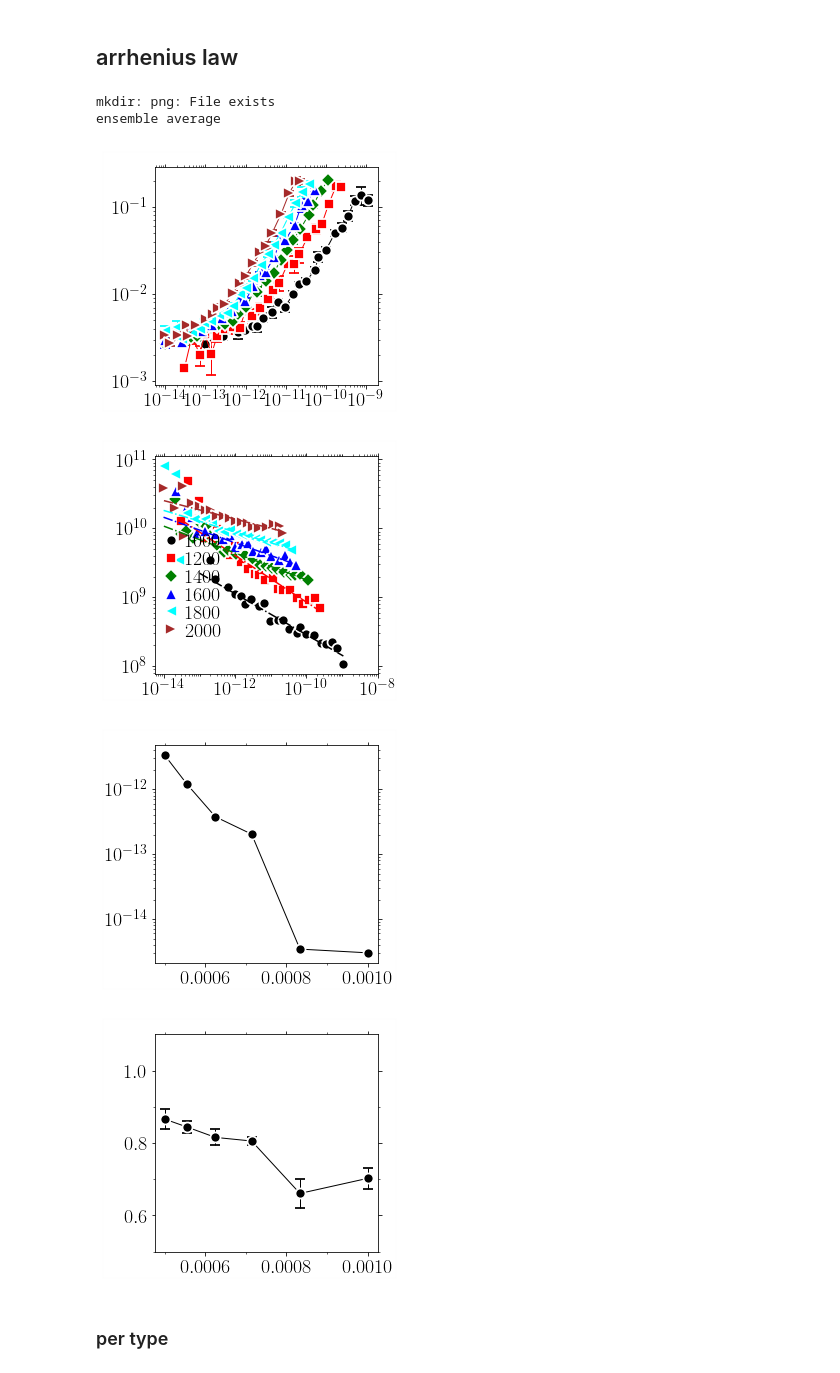
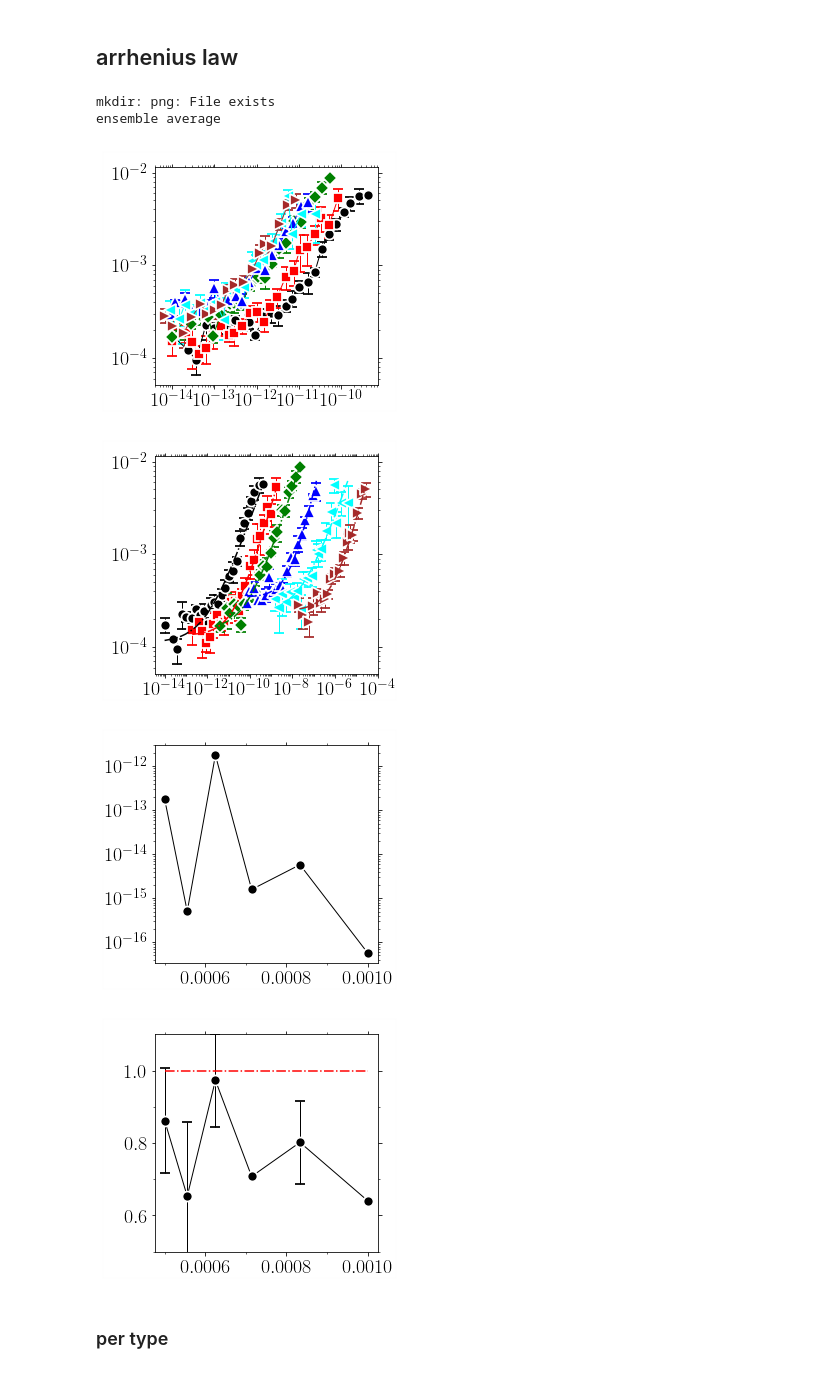
Before and after one commit to kkarimi62/vacancyDiffusion, a Jupyter notebook: postproc/postproc.ipynb, the cells around one changed output. Drawn from its saved outputs; the diff is of its cells as text; code cells hidden in the pictures.

```diff
--- a/postproc/postproc.ipynb
+++ b/postproc/postproc.ipynb
@@ -914,14 +1007,14 @@ class Temperature:
                 #---fit
                 xdata_shift = xdata*20**count if shift else xdata
                 utl.PltErr(xdata_shift,
-                                (self.func2nd(xdata,*popt)-y0)/xdata_shift,
+                                (self.func2nd(xdata,*popt)),#-y0)/xdata_shift,
                                 attrs={'fmt':'-.','color':symbols.colors[count%7]},
                            Plot=False,ax=ax)
                 #--- points
 #                temp= [1000,1200,1400,1600,1800,2000][count]
                 utl.PltErr(xdata_shift,
-                           (ydata-y0)/xdata_shift,
-                           #yerr=(yerr-y0),#/xdata_shift,
+                           (ydata),#-y0)/xdata_shift,
+                           yerr=(yerr),#-y0),#/xdata_shift,
                            attrs=symbols.GetAttrs(count=count%7,label=r'$%s$'%temp,fmt='.'),
                            ax=ax,
                            Plot=False,
@@ -931,7 +1024,7 @@ class Temperature:
                        None,
                        ax=ax,
                        Plot=False,
-                      legend=legends.Get(),
+#                      legend=legends.Get(),
                        DrawFrame=DRAW_FRAME,
                        **plotAttrs
                       )
@@ -948,11 +1041,13 @@ class Temperature:
 
     def PlotExponent(self,**kwargs):
         symbols=utl.Symbols()
+        ax=utl.PltErr([0.5e-3,1e-3],[1,1],attrs={'fmt':'-.r'},Plot=False)
         utl.PltErr(1.0/np.array(self.temps),
                    list(map(lambda x:self.exponent[x][0],self.temps)),
-                   yerr=list(map(lambda x:(self.exponent[x][1]-self.exponent[x][2])/2,self.temps)),
+                   yerr=list(map(lambda x:(self.exponent[x][1]-self.exponent[x][2]),self.temps)),
                    attrs=symbols.GetAttrs(),
                    DrawFrame=DRAW_FRAME,
+                   ax=ax,
                    **kwargs
                   )
 
@@ -968,8 +1063,8 @@ if not eval(confParser['flags']['RemoteMachine']):
                      )
     #
     #--- parse data
-#    temp.Parse( list(map(lambda x:'CantorNatom16KTemp%sKEnsemble8/Run%s/msd/msd.txt'%(x[0],x[1]),
-    temp.Parse( list(map(lambda x:'NiCoCrNatom1KTemp%sK/Run%s/msd/msd.txt'%(x[0],x[1]),
+    temp.Parse( list(map(lambda x:'CantorNatom16KTemp%sKEnsemble8/Run%s/msd/msd.txt'%(x[0],x[1]),
+#    temp.Parse( list(map(lambda x:'NiCoCrNatom1KTemp%sK/Run%s/msd/msd.txt'%(x[0],x[1]),
 #    temp.Parse( list(map(lambda x:'NiNatom16KTemp%sK/Run%s/msd/msd.txt'%(x[0],x[1]),
                          temp.temps_runs ))
               )
@@ -1007,48 +1102,48 @@ if not eval(confParser['flags']['RemoteMachine']):
     #--- fit
     #
     temp.Fit(Plot=True,
-#             shift=True,
+             shift=True,
 #             bounds=([0, 0, 0,0.999], [1e-2, 1e-3, 1,1.001]),
-#             p0=[2.450192558293684e-08, 0.00023822488904874157, 0.9999977703994274, 0.9991059679876155],
-            p0=[[1e-08, 1e-4, 1e2, 1.0]],
+             p0=[2.450192558293684e-08, 0.00023822488904874157, 0.9999977703994274, 0.9991059679876155],
+#            p0=[[1e-08, 1e-4, 1e2, 1.0]],
              SIGMA=True, #--- comment for ni
              plotAttrs={'yscale':'log',
                   'xscale':'log',
 #                   'xlim':(4e-13,8e-4),
 #                   'ylim':(1e-4,1e-1),
 #                     'xstr':r'$t\mathrm{(s)}$',
 #                   'ystr':r'msd(A$^2$)',
                         'ndecade_x':2,
                     'bbox_to_anchor':(-0.05,0.23,0.5,0.5),
-                   'title':'png/msd_temp_ni_fit.png'},
+                   'title':'png/msd_temp_nicocr_fit.png'},
             )
 
     temp.PlotDiff(**{
                   'yscale':'log',
 #                   'xlim':(1e-12,1e-3),
 #                   'ylim':(1e-4,1e-1),
 #                   xstr=r'$1/T(K^{-1})$',
 #                   ystr=r'$D(m^2/s)$',
                     'title':'png/D_temp_cantor.png',
                     }
                 )
 
     temp.PlotExponent(**{
 #                  'yscale':'log',
 #                   'xlim':(1e-10,1e-3),
                    'ylim':(.5,1.1),
 #                   xstr=r'$1/T(K^{-1})$',
 #                   ystr=r'$D(m^2/s)$',
-                    'title':'png/alpha_temp_ni.png',
+                    'title':'png/alpha_temp_nicocr.png',
                     }
                 )
 # %% [output]
 mkdir: png: File exists
 ensemble average
-[figure, old version]
+[figure, new version]
-[figure, old version]
+[figure, new version]
-[figure, old version]
+[figure, new version]
-[figure, old version]
+[figure, new version]
 # %% [markdown]
 ### per type
 # %%
```
Also changed, not shown: parts of 10 cells of this notebook, 2 other files.
